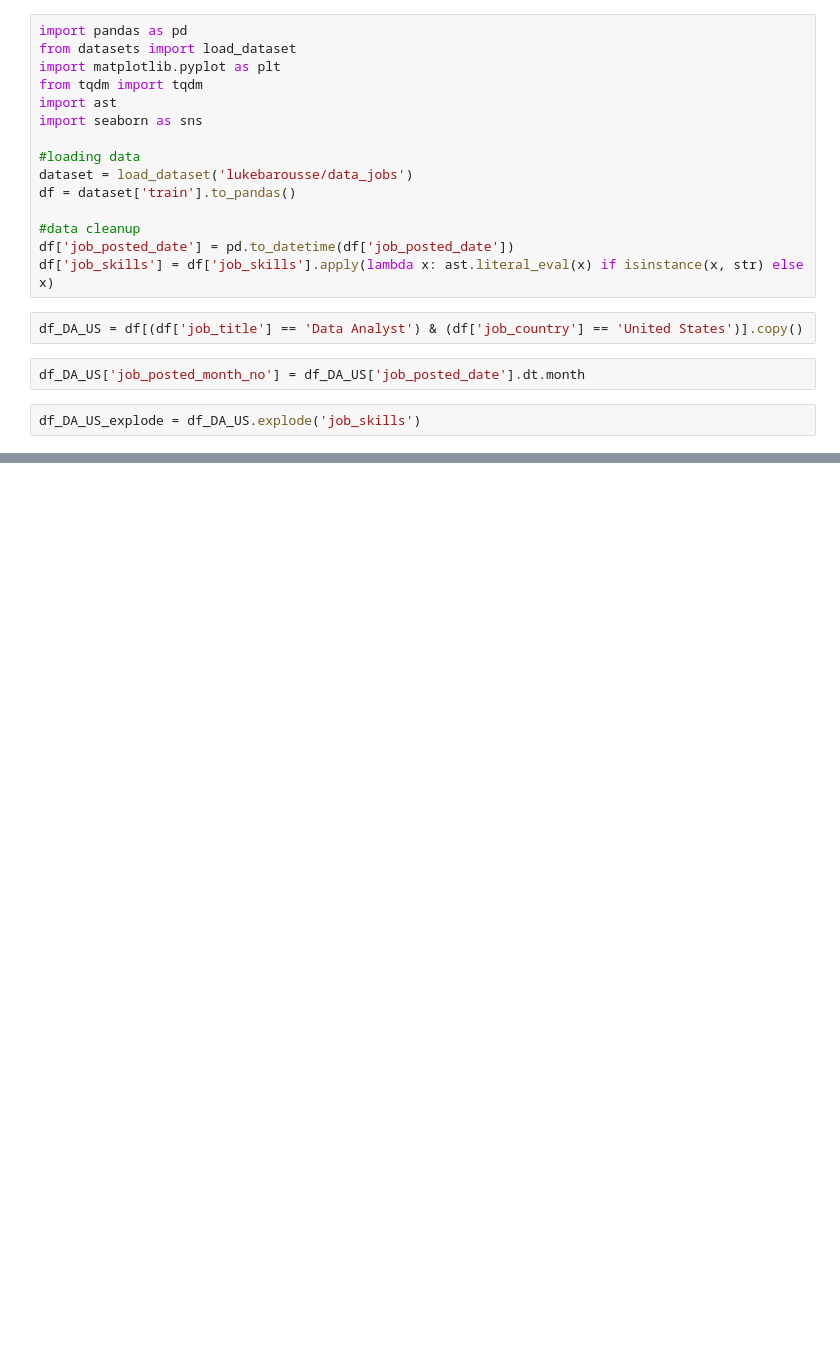
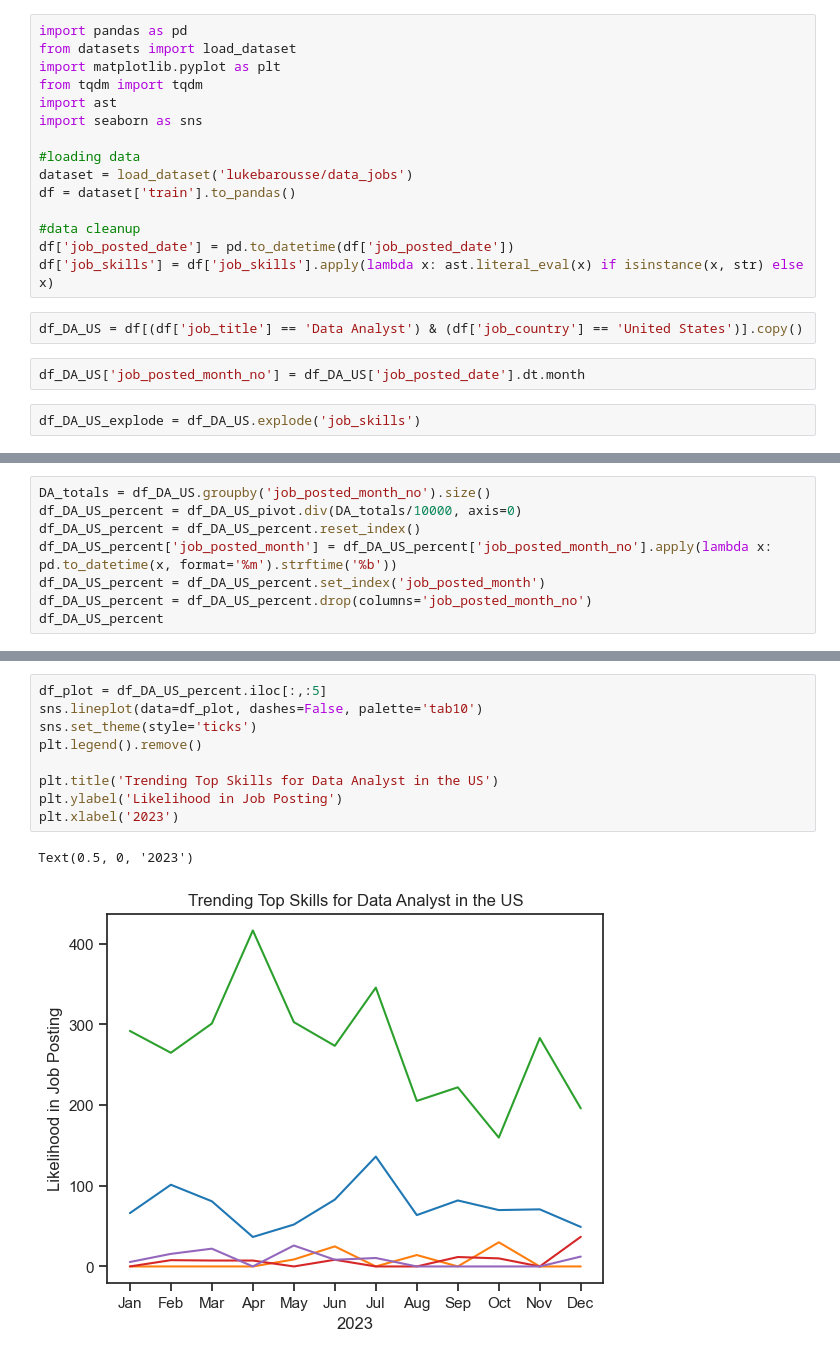
Before and after one commit to Irakib98/data_analysis_with_python, a Jupyter notebook: 3_project/3_Skills_Trend.ipynb, the cells around one changed output, grey strips where cells are left out. Drawn from its saved outputs; the diff is of its cells as text; blank space fills up the shorter version.

```diff
--- a/3_project/3_Skills_Trend.ipynb
+++ b/3_project/3_Skills_Trend.ipynb
@@ -42,0 +27,8 @@ df_DA_US_pivot = df_DA_US_pivot.drop('Total')
+# %%
+DA_totals = df_DA_US.groupby('job_posted_month_no').size()
+df_DA_US_percent = df_DA_US_pivot.div(DA_totals/10000, axis=0)
+df_DA_US_percent = df_DA_US_percent.reset_index()
+df_DA_US_percent['job_posted_month'] = df_DA_US_percent['job_posted_month_no'].apply(lambda x: pd.to_datetime(x, format='%m').strftime('%b'))
+df_DA_US_percent = df_DA_US_percent.set_index('job_posted_month')
+df_DA_US_percent = df_DA_US_percent.drop(columns='job_posted_month_no')
+df_DA_US_percent
@@ -42,0 +51,12 @@ df_DA_US_pivot = df_DA_US_pivot.drop('Total')
+# %%
+df_plot = df_DA_US_percent.iloc[:,:5]
+sns.lineplot(data=df_plot, dashes=False, palette='tab10')
+sns.set_theme(style='ticks')
+plt.legend().remove()
+
+plt.title('Trending Top Skills for Data Analyst in the US')
+plt.ylabel('Likelihood in Job Posting')
+plt.xlabel('2023')
+# %% [output]
+Text(0.5, 0, '2023')
+[figure, added]
```
Also changed, not shown: parts of 2 cells of this notebook.
